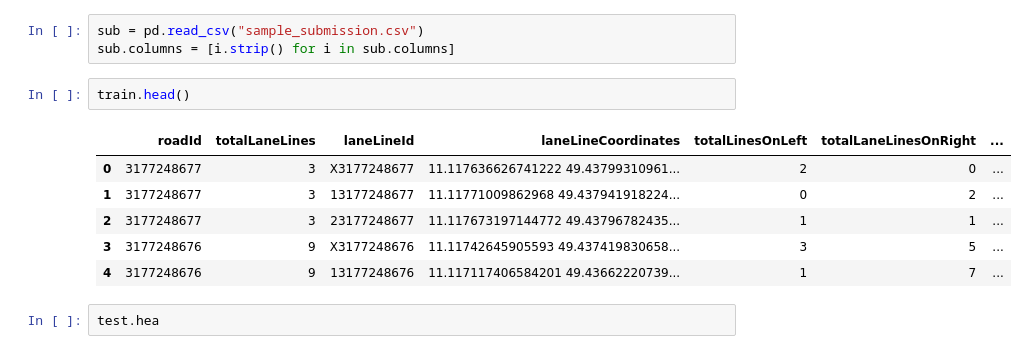
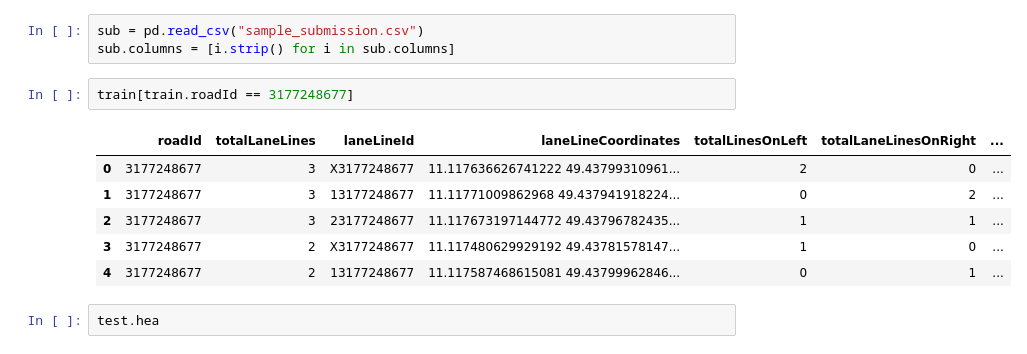
Before and after one commit to shubh24/indiahacks-ml-2017, a Jupyter notebook: lane-prediction/explore.ipynb, the cells around one changed output. Drawn from its saved outputs; the diff is of its cells as text.

```diff
--- a/lane-prediction/explore.ipynb
+++ b/lane-prediction/explore.ipynb
@@ -12,15 +22,15 @@ labels.columns = [i.strip() for i in labels.columns]
 # %%
 sub = pd.read_csv("sample_submission.csv")
 sub.columns = [i.strip() for i in sub.columns]
-# %%
-train.head()
-# %% [output]
-|  | roadId | totalLaneLines | laneLineId | laneLineCoordinates | totalLinesOnLeft | totalLaneLinesOnRight | ... |
-| 0 | 3177248677 | 3 | X3177248677 | 11.117636626741222 49.43799310961... | 2 | 0 | ... |
-| 1 | 3177248677 | 3 | 13177248677 | 11.11771009862968 49.437941918224... | 0 | 2 | ... |
-| 2 | 3177248677 | 3 | 23177248677 | 11.117673197144772 49.43796782435... | 1 | 1 | ... |
-| 3 | 3177248676 | 9 | X3177248676 | 11.11742645905593 49.437419830658... | 3 | 5 | ... |
-| 4 | 3177248676 | 9 | 13177248676 | 11.117117406584201 49.43662220739... | 1 | 7 | ... |
+# %%
+train[train.roadId == 3177248677]
+# %% [output]
+|  | roadId | totalLaneLines | laneLineId | laneLineCoordinates | totalLinesOnLeft | totalLaneLinesOnRight | ... |
+| 0 | 3177248677 | 3 | X3177248677 | 11.117636626741222 49.43799310961... | 2 | 0 | ... |
+| 1 | 3177248677 | 3 | 13177248677 | 11.11771009862968 49.437941918224... | 0 | 2 | ... |
+| 2 | 3177248677 | 3 | 23177248677 | 11.117673197144772 49.43796782435... | 1 | 1 | ... |
+| 3 | 3177248677 | 2 | X3177248677 | 11.117480629929192 49.43781578147... | 1 | 0 | ... |
+| 4 | 3177248677 | 2 | 13177248677 | 11.117587468615081 49.43799962846... | 0 | 1 | ... |
 # %%
 test.hea
 # %% [output]
```
Also changed, not shown: parts of 17 cells of this notebook.
